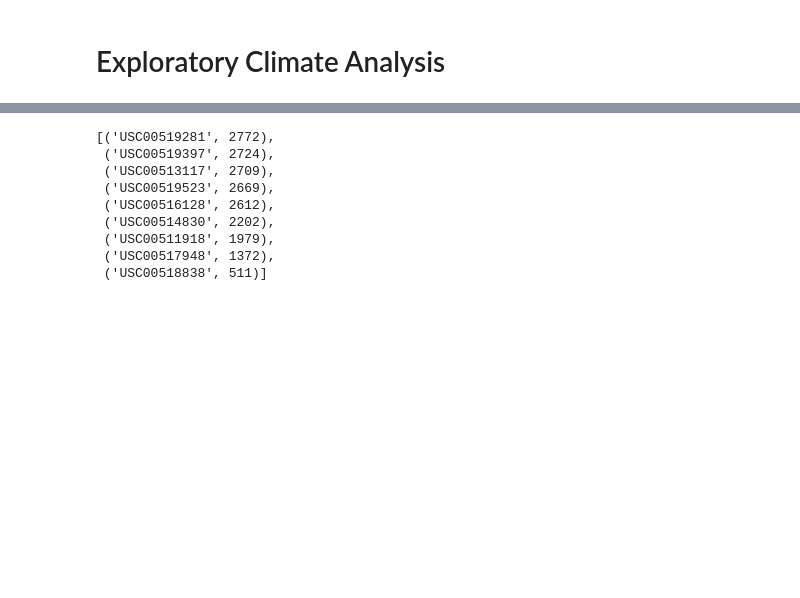
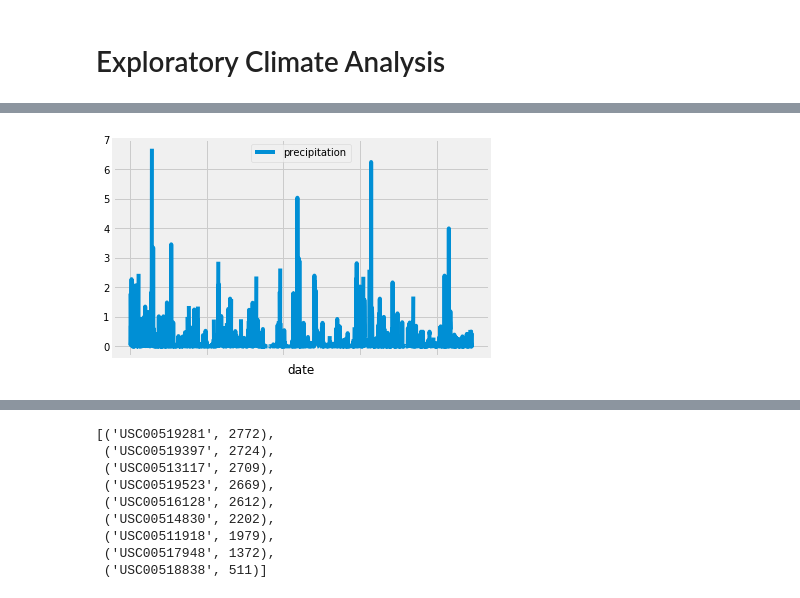
Before and after one commit to krob030/sqlalchemy-hwk, a Jupyter notebook: climate_starter.ipynb, the cells around one changed output, grey strips where cells are left out. Drawn from its saved outputs; the diff is of its cells as text; code cells hidden in the pictures; blank space fills up the shorter version.

```diff
--- a/climate_starter.ipynb
+++ b/climate_starter.ipynb
@@ -53,0 +49,4 @@ session = Session(engine)
+# %%
+# Calculate the date 1 year ago from the last data point in the database
+year_ago= dt.date(2017,8,23)-dt.timedelta(days=365)
+print(year_ago)
@@ -53,0 +55,9 @@ session = Session(engine)
+# %%
+# Perform a query to retrieve the data and precipitation scores
+data_prcp= session.query(Measurement.date, Measurement.prcp).filter(Measurement.date >= year_ago).all()
+# %%
+# Save the query results as a Pandas DataFrame and set the index to the date column
+
+df= pd.DataFrame(data_prcp)
+df.set_index("date", inplace=True)
+df.head()
@@ -54,2 +72,14 @@ session = Session(engine)
+# %%
+# Sort the dataframe by date
+df = df.sort_values(by='date',ascending=True)
+# %%
+# Use Pandas Plotting with Matplotlib to plot the data
+df.plot()
+plt.xlabel("date")
+plt.legend(["precipitation"], loc="upper center")
+plt.show()
+plt.savefig("prcp.png")
+# %% [output]
+[figure, added]
 # %%
 # Use Pandas to calcualte the summary statistics for the precipitation data
```
Also changed, not shown: parts of 11 cells of this notebook.
